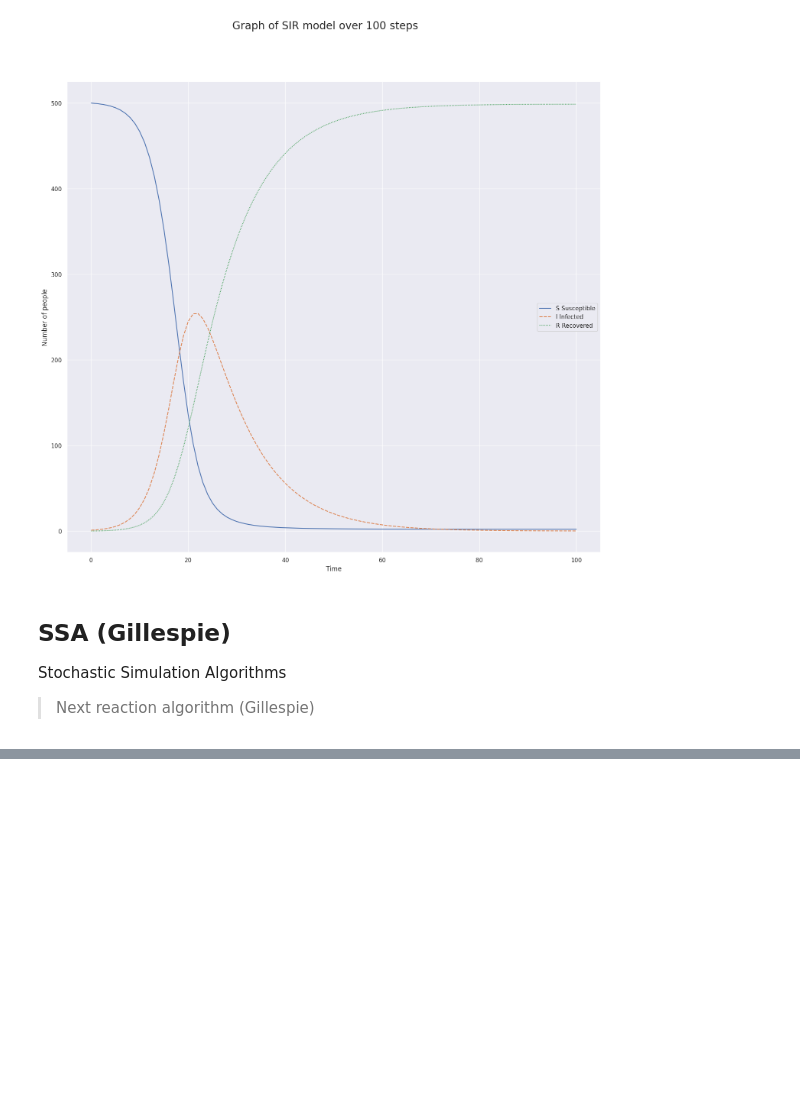
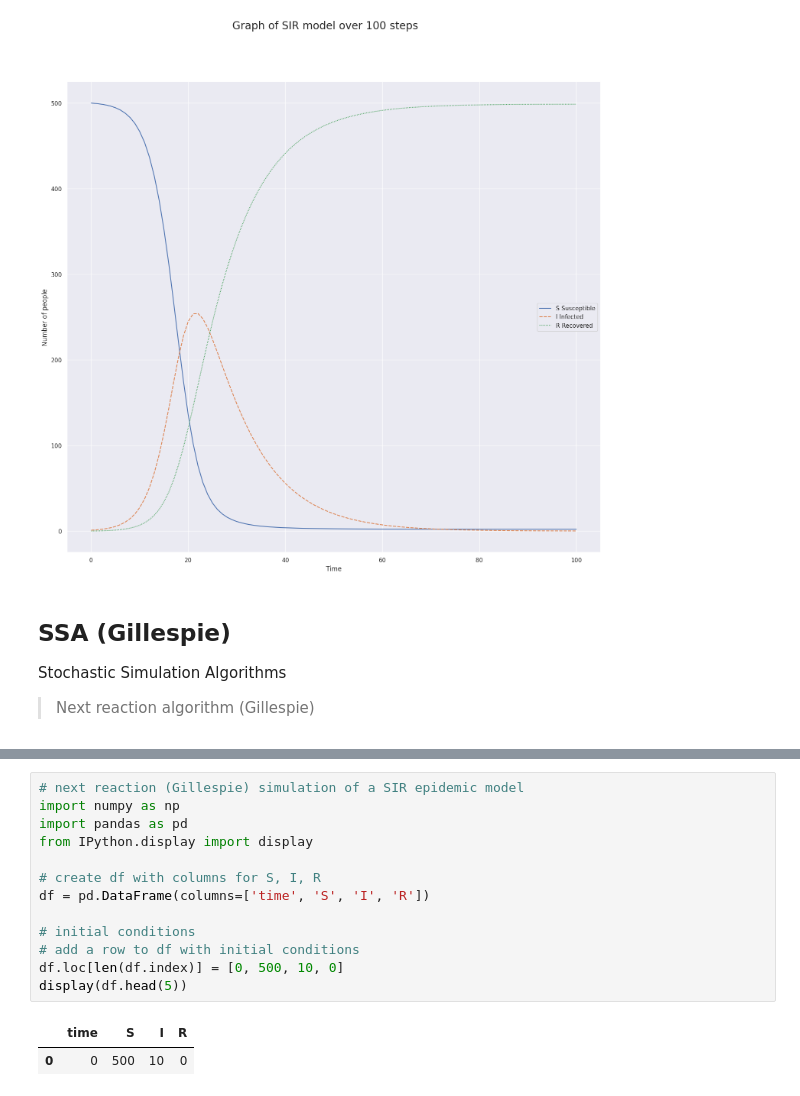
Before and after one commit to 0nyr/epidemic_sim, a Jupyter notebook: src/sim.ipynb, the cells around one changed output, grey strips where cells are left out. Cells and saved outputs as stored; diff of their text form; blank space fills up the shorter version.

```diff
--- a/src/sim.ipynb
+++ b/src/sim.ipynb
@@ -84,0 +102,16 @@ Stochastic Simulation Algorithms
+# %%
+# next reaction (Gillespie) simulation of a SIR epidemic model
+import numpy as np
+import pandas as pd
+from IPython.display import display
+
+# create df with columns for S, I, R
+df = pd.DataFrame(columns=['time', 'S', 'I', 'R'])
+
+# initial conditions
+# add a row to df with initial conditions
+df.loc[len(df.index)] = [0, 500, 10, 0]
+display(df.head(5))
+# %% [output]
+|  | time | S | I | R |
+| 0 | 0 | 500 | 10 | 0 |
```
Also changed, not shown: parts of 3 cells of this notebook.
